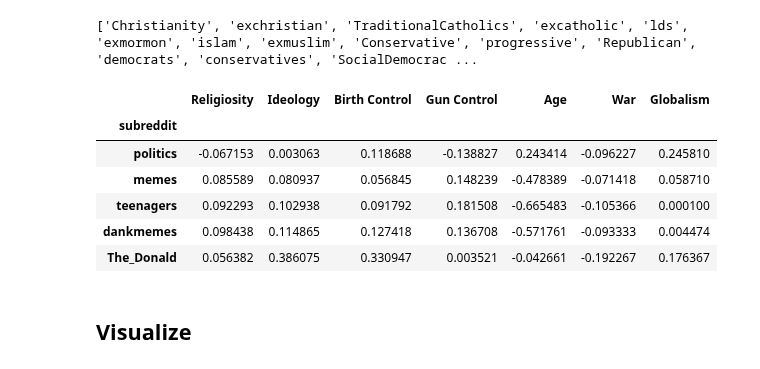
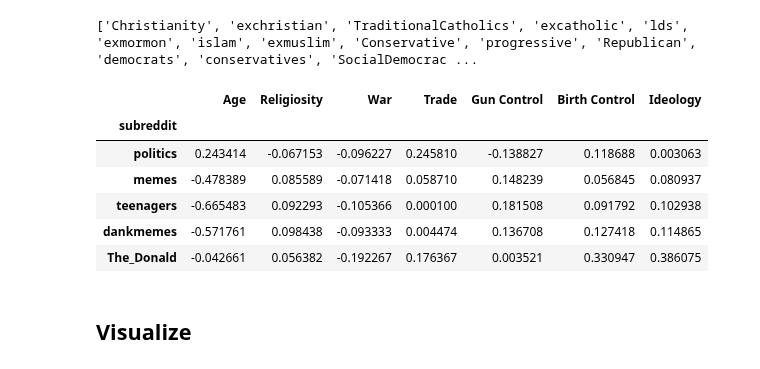
Before and after one commit to CSSLab/political-subreddits, a Jupyter notebook: Political_Dimensions.ipynb, the cells around one changed output. Saved outputs shown, nothing was run; the diff lists cells and outputs as text; code cells hidden in the pictures.

```diff
--- a/Political_Dimensions.ipynb
+++ b/Political_Dimensions.ipynb
@@ -103,7 +103,7 @@ bc_dim = Dimension("Birth Control",bc_subs,("Conservative","Progressive"))
 gc_dim = Dimension("Gun Control",gc_subs,("Less Regulation","More Regulation"))
 age_dim = Dimension("Age",age_subs,("Older","Younger"))
 war_dim = Dimension("War",war_subs,("Hawkish","Pascifistic"))
-glob_dim = Dimension("Globalism",glob_subs,("More Globalism","Less Globalism"))
+glob_dim = Dimension("Trade",glob_subs,("More Globalism","Less Globalism"))
 
 dims = [religious_dim,ideological_dim,bc_dim,gc_dim,age_dim,war_dim,glob_dim]
 # %%
@@ -123,23 +123,24 @@ print(dim_list)
 # %%
 proj_df = pd.DataFrame(dict(subreddit=embedding.index)).set_index("subreddit")#.sample(n=1000,random_state=2)
 # proj_df = proj_df[proj_df.index.isin(["JoeBiden","SandersForPresident","ElizabethWarren","Pete_Buttigieg","YangForPresidentHQ","BaemyKlobaechar"])]
 proj_df = proj_df[proj_df.index.isin(sample_subs)]
 d = []
 for dim_info in dims:
     dim = calculate_dim(dim_info.subreddits,embedding)
     d.append(dim)
     projections = proj_df.index.map(lambda x: project_dim(dim,x,embedding))
     proj_df[dim_info.name] = projections
 
+proj_df = proj_df[["Age","Religiosity","War","Trade","Gun Control","Birth Control","Ideology"]]
 proj_df.head()
 # %% [output]
-|  | Religiosity | Ideology | Birth Control | Gun Control | Age | War | Globalism |
+|  | Age | Religiosity | War | Trade | Gun Control | Birth Control | Ideology |
 | subreddit |  |  |  |  |  |  |  |
-| politics | -0.067153 | 0.003063 | 0.118688 | -0.138827 | 0.243414 | -0.096227 | 0.245810 |
-| memes | 0.085589 | 0.080937 | 0.056845 | 0.148239 | -0.478389 | -0.071418 | 0.058710 |
-| teenagers | 0.092293 | 0.102938 | 0.091792 | 0.181508 | -0.665483 | -0.105366 | 0.000100 |
-| dankmemes | 0.098438 | 0.114865 | 0.127418 | 0.136708 | -0.571761 | -0.093333 | 0.004474 |
-| The_Donald | 0.056382 | 0.386075 | 0.330947 | 0.003521 | -0.042661 | -0.192267 | 0.176367 |
+| politics | 0.243414 | -0.067153 | -0.096227 | 0.245810 | -0.138827 | 0.118688 | 0.003063 |
+| memes | -0.478389 | 0.085589 | -0.071418 | 0.058710 | 0.148239 | 0.056845 | 0.080937 |
+| teenagers | -0.665483 | 0.092293 | -0.105366 | 0.000100 | 0.181508 | 0.091792 | 0.102938 |
+| dankmemes | -0.571761 | 0.098438 | -0.093333 | 0.004474 | 0.136708 | 0.127418 | 0.114865 |
+| The_Donald | -0.042661 | 0.056382 | -0.192267 | 0.176367 | 0.003521 | 0.330947 | 0.386075 |
 # %% [markdown]
 ## Visualize
 # %%
```
Also changed, not shown: parts of 2 cells of this notebook, 6 other files.
